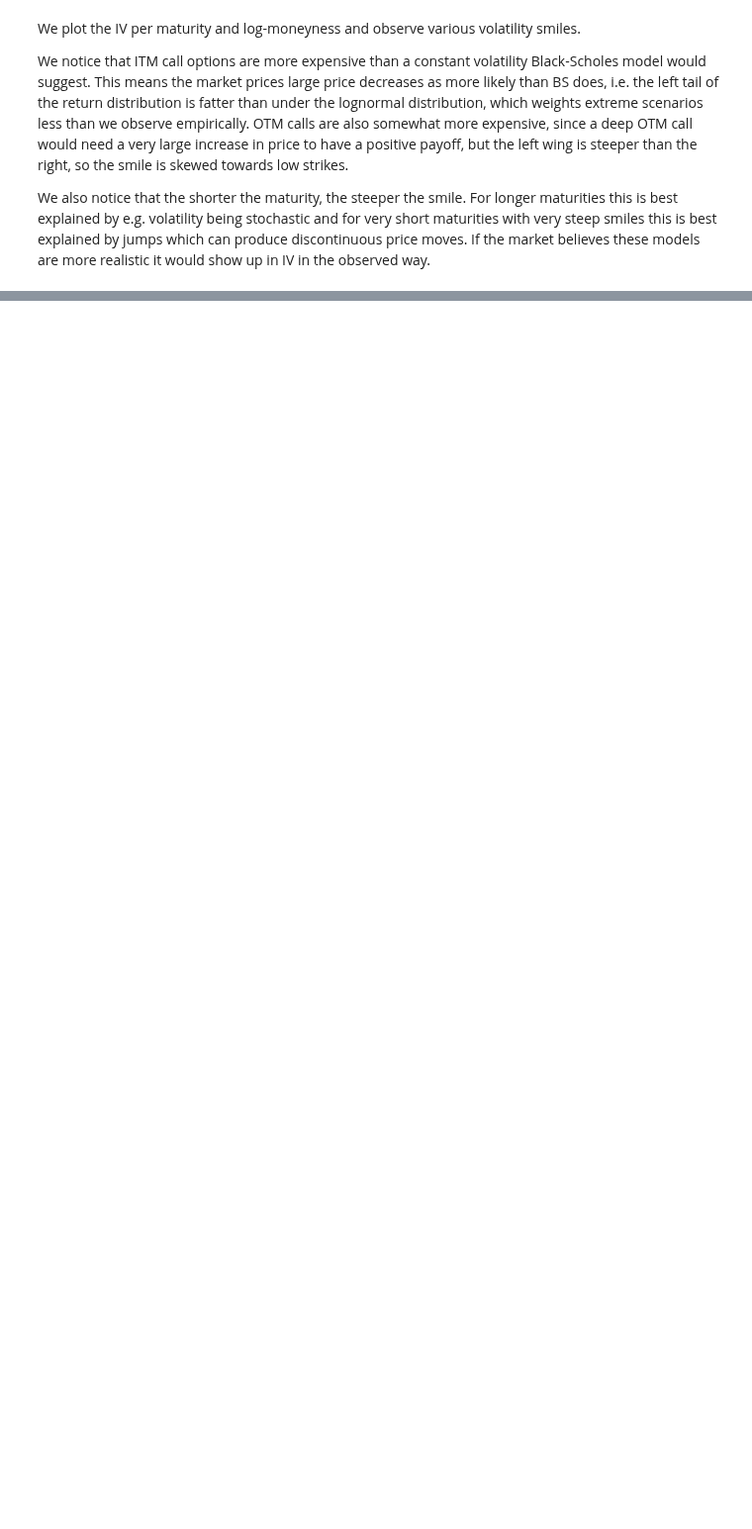
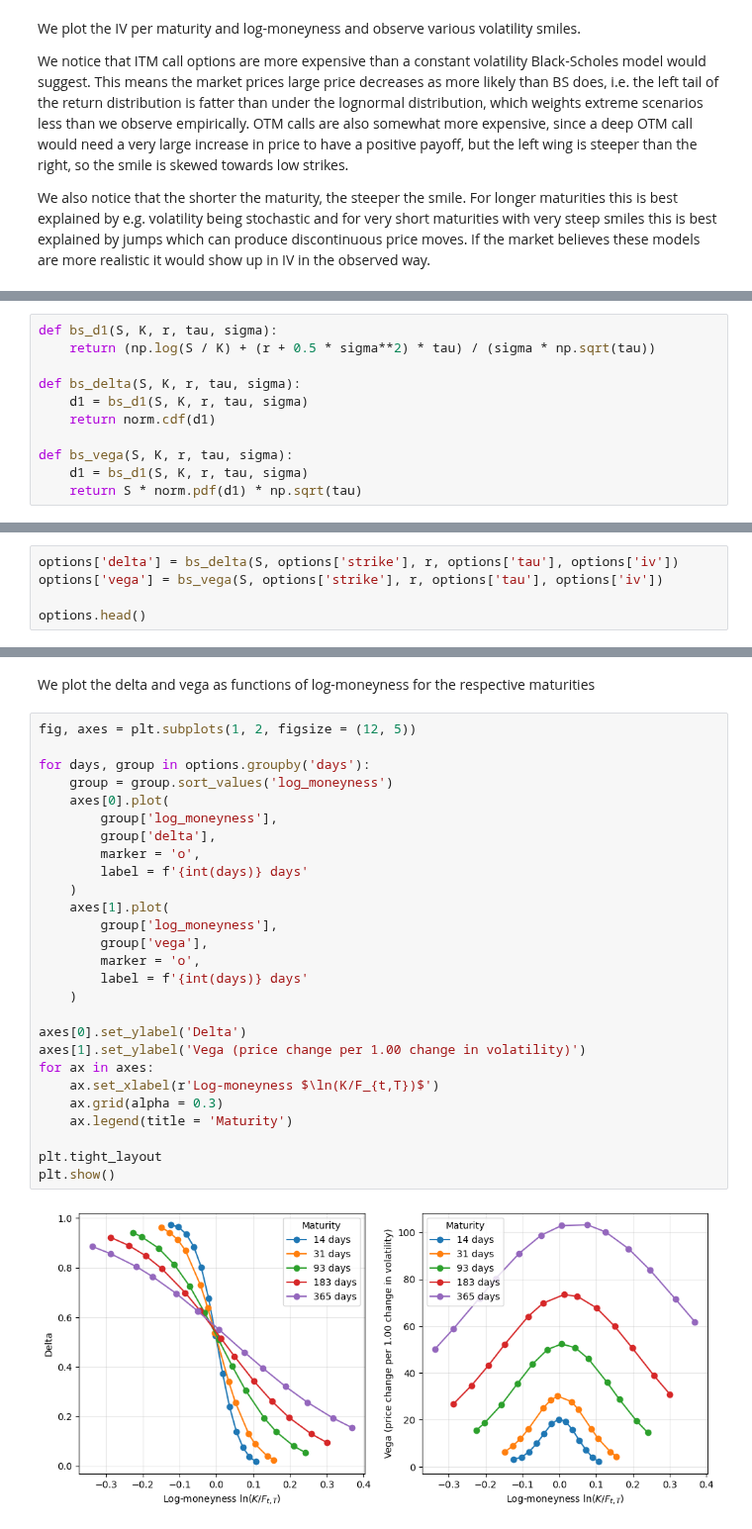
Before and after one commit to dvli22/Assignment-Mandatory, a Jupyter notebook: assignment1.ipynb, the cells around one changed output, grey strips where cells are left out. Shown at 99% size. Drawn from its saved outputs; the diff is of its cells as text; blank space fills up the shorter version.

```diff
--- a/assignment1.ipynb
+++ b/assignment1.ipynb
@@ -121,0 +131,11 @@ We also notice that the shorter the maturity, the steeper the smile. For longer
+# %%
+def bs_d1(S, K, r, tau, sigma):
+    return (np.log(S / K) + (r + 0.5 * sigma**2) * tau) / (sigma * np.sqrt(tau))
+
+def bs_delta(S, K, r, tau, sigma):
+    d1 = bs_d1(S, K, r, tau, sigma)
+    return norm.cdf(d1)
+
+def bs_vega(S, K, r, tau, sigma):
+    d1 = bs_d1(S, K, r, tau, sigma)
+    return S * norm.pdf(d1) * np.sqrt(tau)
@@ -121,0 +144,5 @@ We also notice that the shorter the maturity, the steeper the smile. For longer
+# %%
+options['delta'] = bs_delta(S, options['strike'], r, options['tau'], options['iv'])
+options['vega'] = bs_vega(S, options['strike'], r, options['tau'], options['iv'])
+
+options.head()
@@ -121,0 +156,31 @@ We also notice that the shorter the maturity, the steeper the smile. For longer
+# %% [markdown]
+We plot the delta and vega as functions of log-moneyness for the respective maturities
+# %%
+fig, axes = plt.subplots(1, 2, figsize = (12, 5))
+
+for days, group in options.groupby('days'):
+    group = group.sort_values('log_moneyness')
+    axes[0].plot(
+        group['log_moneyness'],
+        group['delta'],
+        marker = 'o',
+        label = f'{int(days)} days'
+    )
+    axes[1].plot(
+        group['log_moneyness'],
+        group['vega'],
+        marker = 'o',
+        label = f'{int(days)} days'
+    )
+
+axes[0].set_ylabel('Delta')
+axes[1].set_ylabel('Vega (price change per 1.00 change in volatility)')
+for ax in axes:
+    ax.set_xlabel(r'Log-moneyness $\ln(K/F_{t,T})$')
+    ax.grid(alpha = 0.3)
+    ax.legend(title = 'Maturity')
+
+plt.tight_layout
+plt.show()
+# %% [output]
+[figure, added]
```
Also changed, not shown: parts of 5 cells of this notebook.
